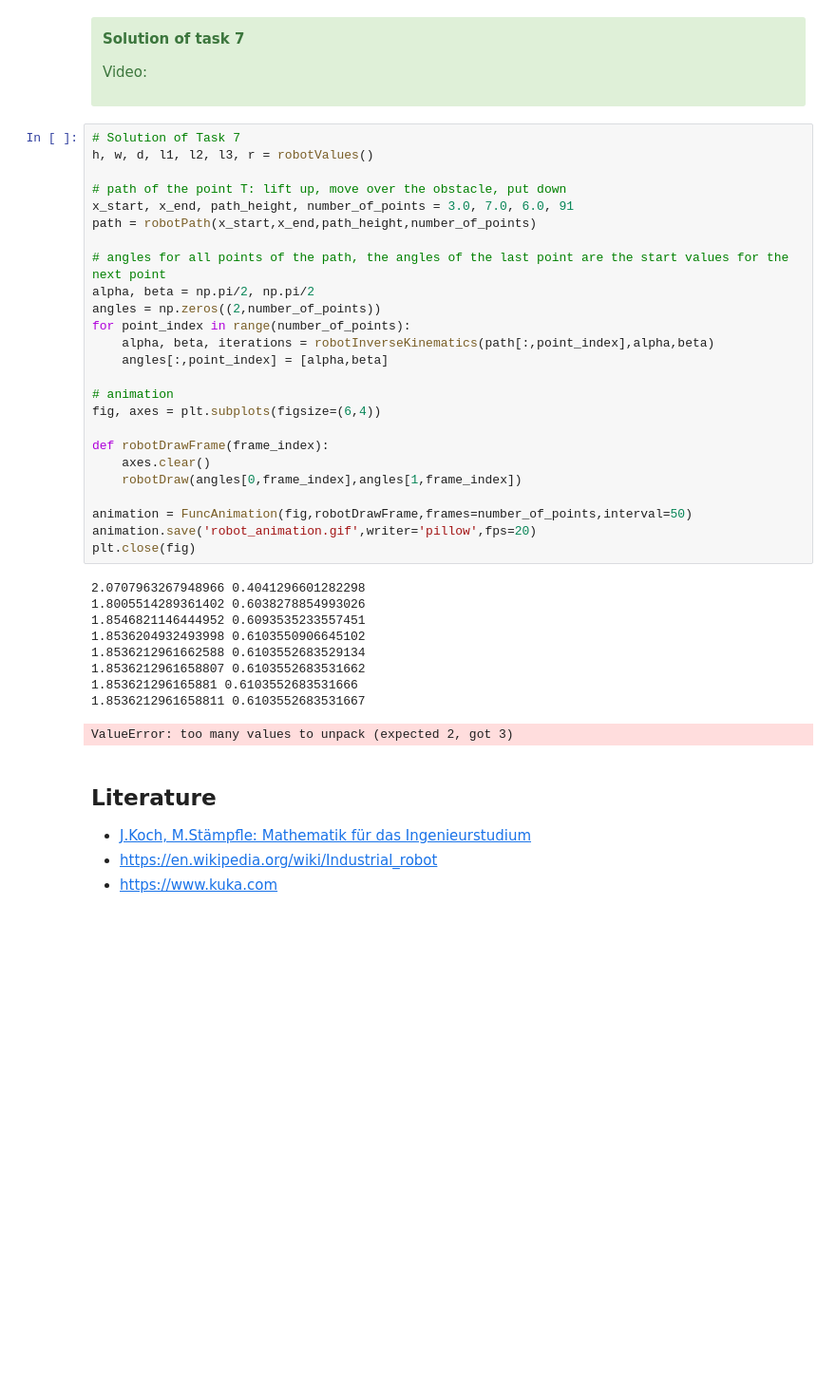
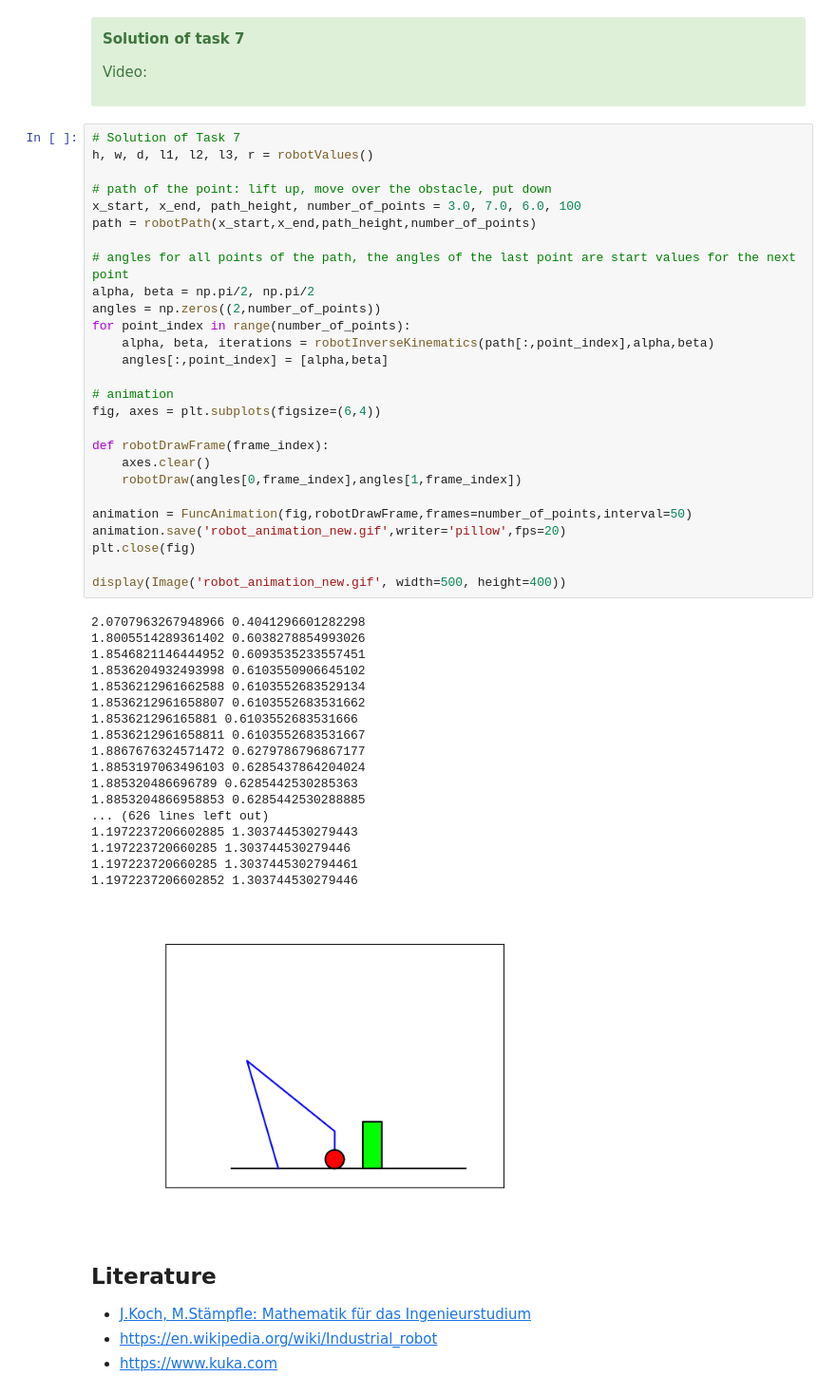
Before and after one commit to Flobbo04/Project-Robot-Wahl04, a Jupyter notebook: robot.ipynb, the cells around one changed output. Shown at 95% size. Cells and saved outputs as stored; diff of their text form; blank space fills up the shorter version.

```diff
--- a/robot.ipynb
+++ b/robot.ipynb
@@ -839,38 +839,49 @@ Video:
 # %%
 # Solution of Task 7
 h, w, d, l1, l2, l3, r = robotValues()
 
-# path of the point T: lift up, move over the obstacle, put down
-x_start, x_end, path_height, number_of_points = 3.0, 7.0, 6.0, 91
+# path of the point: lift up, move over the obstacle, put down
+x_start, x_end, path_height, number_of_points = 3.0, 7.0, 6.0, 100
 path = robotPath(x_start,x_end,path_height,number_of_points)
 
-# angles for all points of the path, the angles of the last point are the start values for the next point
+# angles for all points of the path, the angles of the last point are start values for the next point
 alpha, beta = np.pi/2, np.pi/2
 angles = np.zeros((2,number_of_points))
 for point_index in range(number_of_points):
     alpha, beta, iterations = robotInverseKinematics(path[:,point_index],alpha,beta)
     angles[:,point_index] = [alpha,beta]
 
 # animation
 fig, axes = plt.subplots(figsize=(6,4))
 
 def robotDrawFrame(frame_index):
     axes.clear()
     robotDraw(angles[0,frame_index],angles[1,frame_index])
 
 animation = FuncAnimation(fig,robotDrawFrame,frames=number_of_points,interval=50)
-animation.save('robot_animation.gif',writer='pillow',fps=20)
+animation.save('robot_animation_new.gif',writer='pillow',fps=20)
 plt.close(fig)
+
+display(Image('robot_animation_new.gif', width=500, height=400))
 # %% [output]
 2.0707963267948966 0.4041296601282298
 1.8005514289361402 0.6038278854993026
 1.8546821146444952 0.6093535233557451
 1.8536204932493998 0.6103550906645102
 1.8536212961662588 0.6103552683529134
 1.8536212961658807 0.6103552683531662
 1.853621296165881 0.6103552683531666
 1.8536212961658811 0.6103552683531667
+1.8867676324571472 0.6279786796867177
+1.8853197063496103 0.6285437864204024
+1.885320486696789 0.6285442530285363
+1.8853204866958853 0.6285442530288885
+... (626 lines left out)
+1.1972237206602885 1.303744530279443
+1.197223720660285 1.303744530279446
+1.197223720660285 1.3037445302794461
+1.1972237206602852 1.303744530279446
-ValueError: too many values to unpack (expected 2, got 3)
+[figure, added]
 # %% [markdown]
 ## Literature
  - [J.Koch, M.Stämpfle: Mathematik für das Ingenieurstudium](https://www.hanser-fachbuch.de/buch/Mathematik+fuer+das+Ingenieurstudium/9783446451667)
```
Also changed, not shown: 1 other file.
